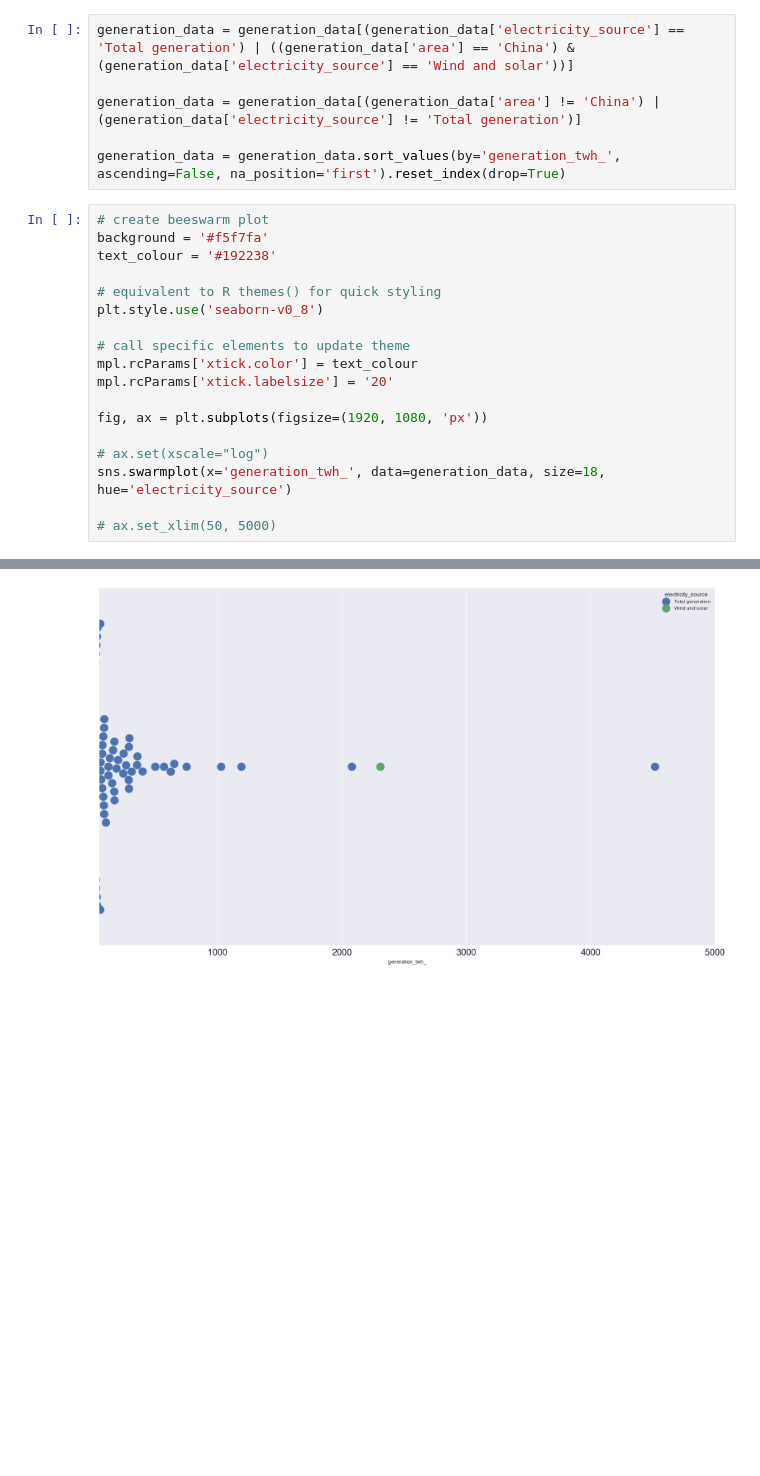
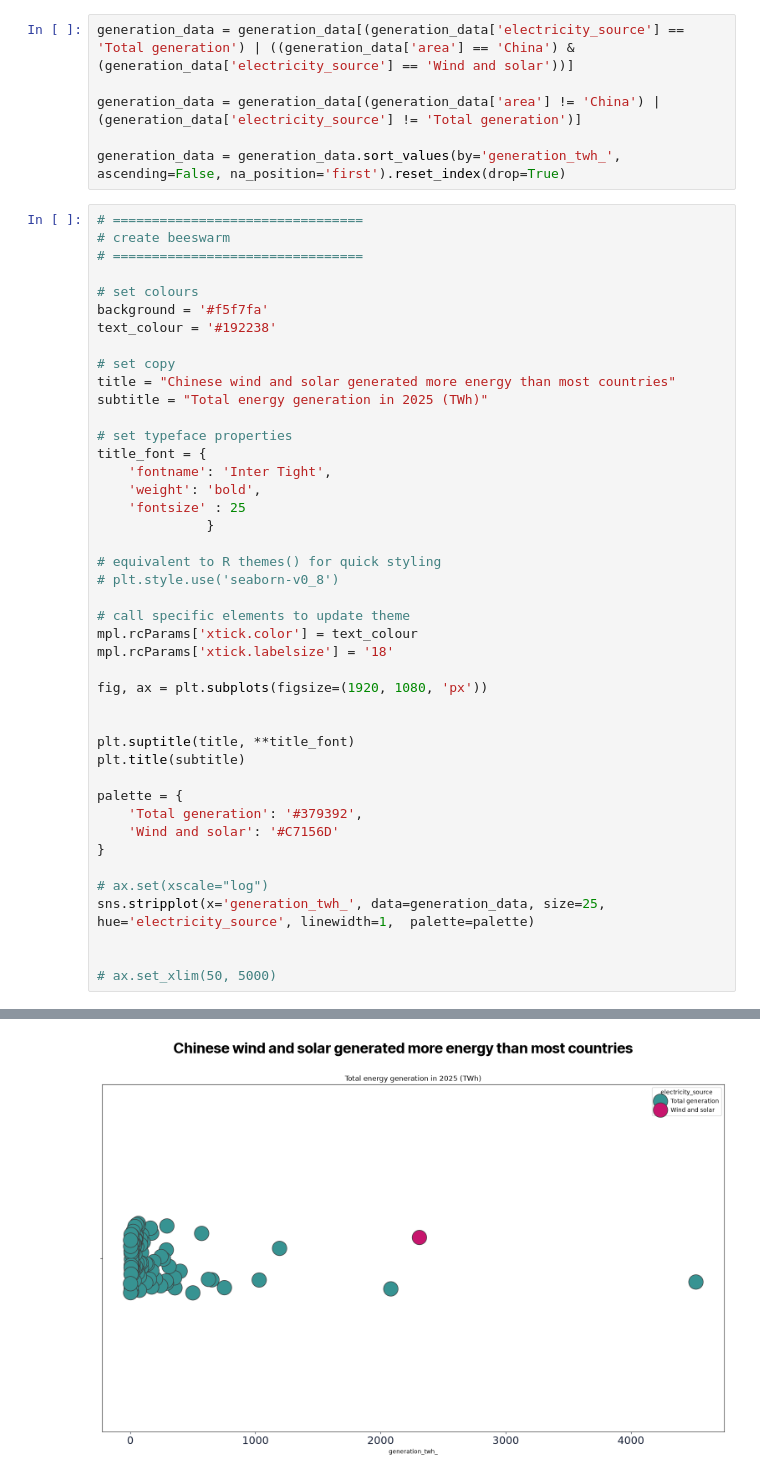
Before and after one commit to TurnerHaa/chinaEnergy, a Jupyter notebook: chinaEnergy.ipynb, the cells around one changed output, grey strips where cells are left out. Cells and saved outputs as stored; diff of their text form; blank space fills up the shorter version.

Commit message:
Added colour categories

```diff
--- a/chinaEnergy.ipynb
+++ b/chinaEnergy.ipynb
@@ -49,21 +50,46 @@ generation_data = generation_data[(generation_data['area'] != 'China') | (genera
 
 generation_data = generation_data.sort_values(by='generation_twh_', ascending=False, na_position='first').reset_index(drop=True)
 # %%
-# create beeswarm plot
+# ================================
+# create beeswarm
+# ================================
+
+# set colours
 background = '#f5f7fa'
 text_colour = '#192238'
 
+# set copy
+title = "Chinese wind and solar generated more energy than most countries"
+subtitle = "Total energy generation in 2025 (TWh)"
+
+# set typeface properties
+title_font = {
+    'fontname': 'Inter Tight',
+    'weight': 'bold',
+    'fontsize' : 25
+              }
+
 # equivalent to R themes() for quick styling
-plt.style.use('seaborn-v0_8')
+# plt.style.use('seaborn-v0_8')
 
 # call specific elements to update theme
 mpl.rcParams['xtick.color'] = text_colour
-mpl.rcParams['xtick.labelsize'] = '20'
+mpl.rcParams['xtick.labelsize'] = '18'
 
 fig, ax = plt.subplots(figsize=(1920, 1080, 'px'))
 
+
+plt.suptitle(title, **title_font)
+plt.title(subtitle)
+
+palette = {
+    'Total generation': '#379392',
+    'Wind and solar': '#C7156D'
+}
+
 # ax.set(xscale="log")
-sns.swarmplot(x='generation_twh_', data=generation_data, size=18, hue='electricity_source')
+sns.stripplot(x='generation_twh_', data=generation_data, size=25, hue='electricity_source', linewidth=1,  palette=palette)
+
 
 # ax.set_xlim(50, 5000)
 # %% [output]
@@ -71,2 +97,2 @@ sns.swarmplot(x='generation_twh_', data=generation_data, size=18, hue='electrici
-[figure, old version]
+[figure, new version]
 # %%
```
Also changed, not shown: parts of 5 cells of this notebook.
